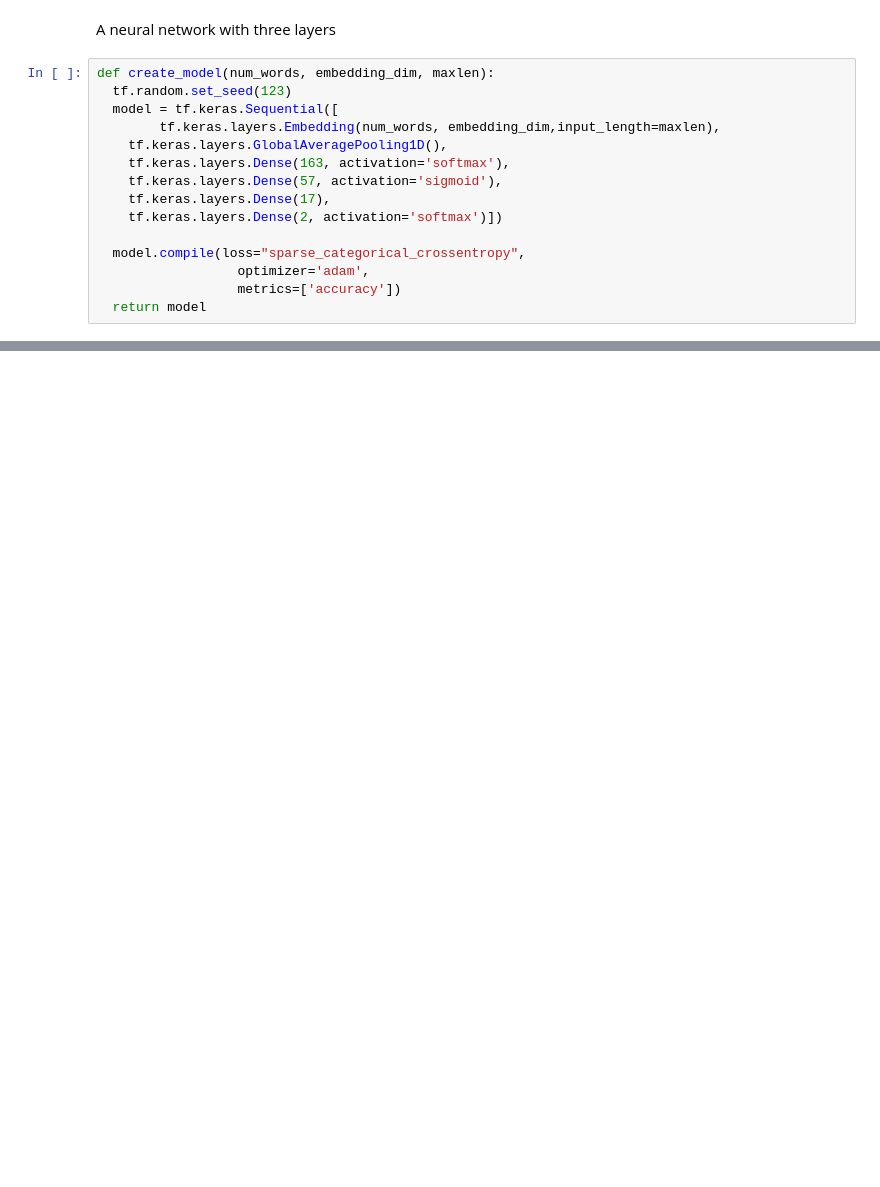
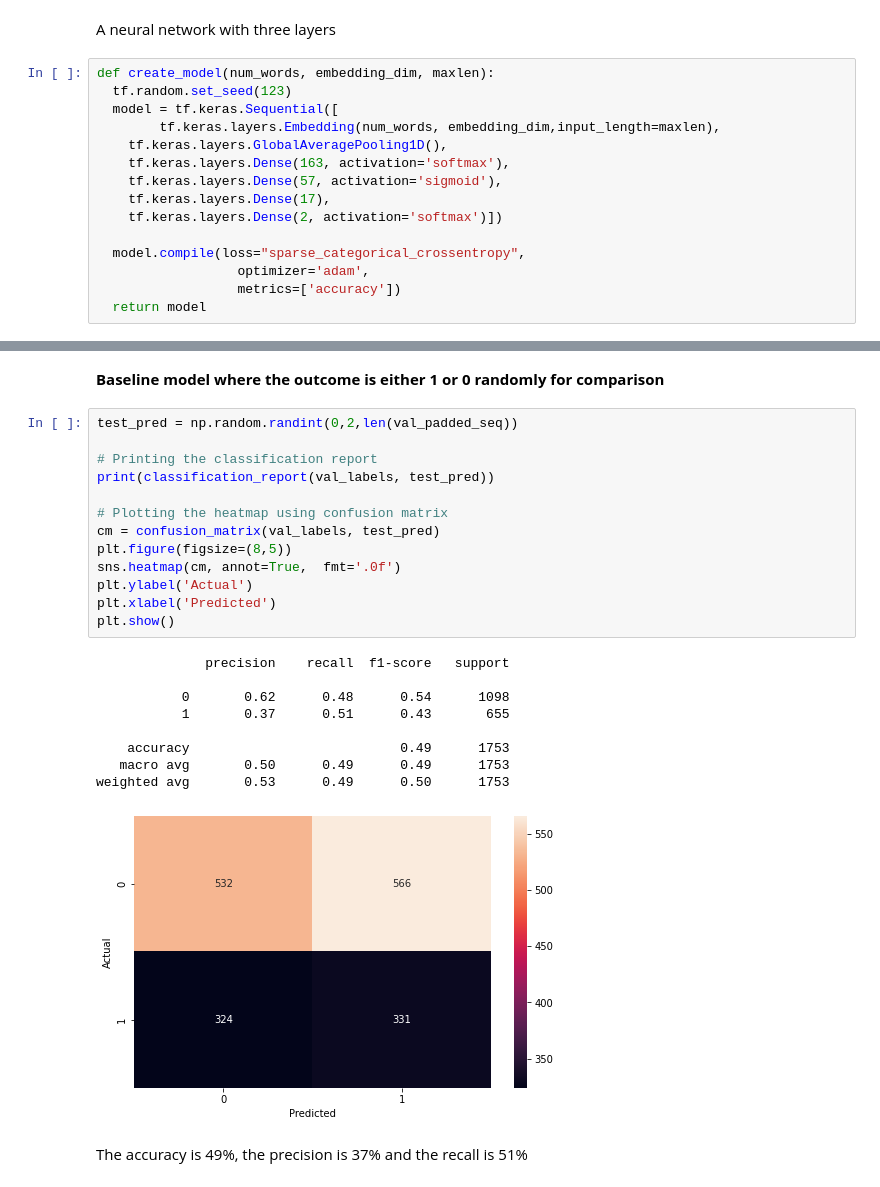
Before and after one commit to Jaysen-Ma/Startup-success-NLP, a Jupyter notebook: main.ipynb, the cells around one changed output, grey strips where cells are left out. Cells and saved outputs as stored; diff of their text form; blank space fills up the shorter version.

```diff
--- a/main.ipynb
+++ b/main.ipynb
@@ -446,0 +354,27 @@ u
+# %% [markdown]
+**Baseline model where the outcome is either 1 or 0 randomly for comparison**
+# %%
+test_pred = np.random.randint(0,2,len(val_padded_seq))
+
+# Printing the classification report
+print(classification_report(val_labels, test_pred))
+
+# Plotting the heatmap using confusion matrix
+cm = confusion_matrix(val_labels, test_pred)
+plt.figure(figsize=(8,5))
+sns.heatmap(cm, annot=True,  fmt='.0f')
+plt.ylabel('Actual')
+plt.xlabel('Predicted')
+plt.show()
+# %% [output]
+              precision    recall  f1-score   support
+
+           0       0.62      0.48      0.54      1098
+           1       0.37      0.51      0.43       655
+
+    accuracy                           0.49      1753
+   macro avg       0.50      0.49      0.49      1753
+weighted avg       0.53      0.49      0.50      1753
+[figure, added]
+# %% [markdown]
+The accuracy is 49%, the precision is 37% and the recall is 51%
```
Also changed, not shown: parts of 24 cells of this notebook, 1 other file.
